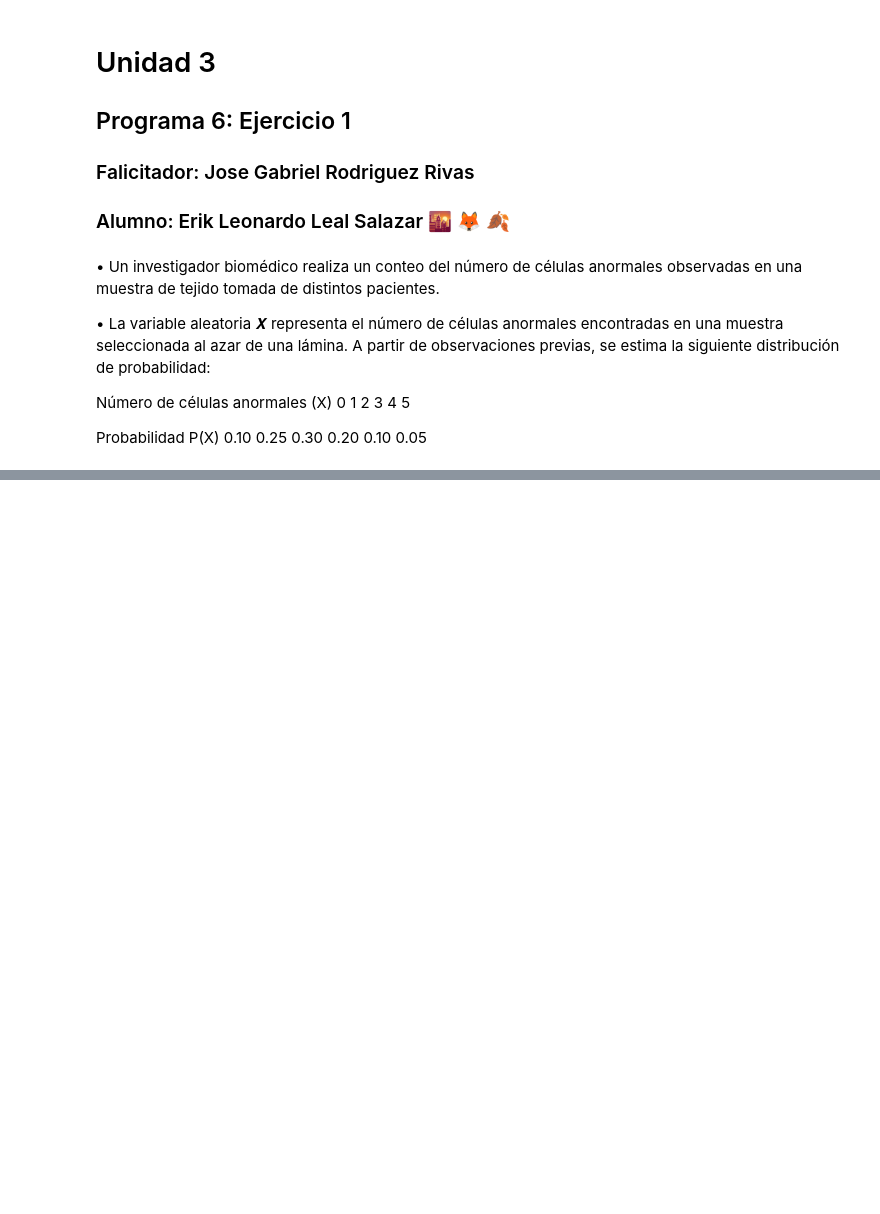
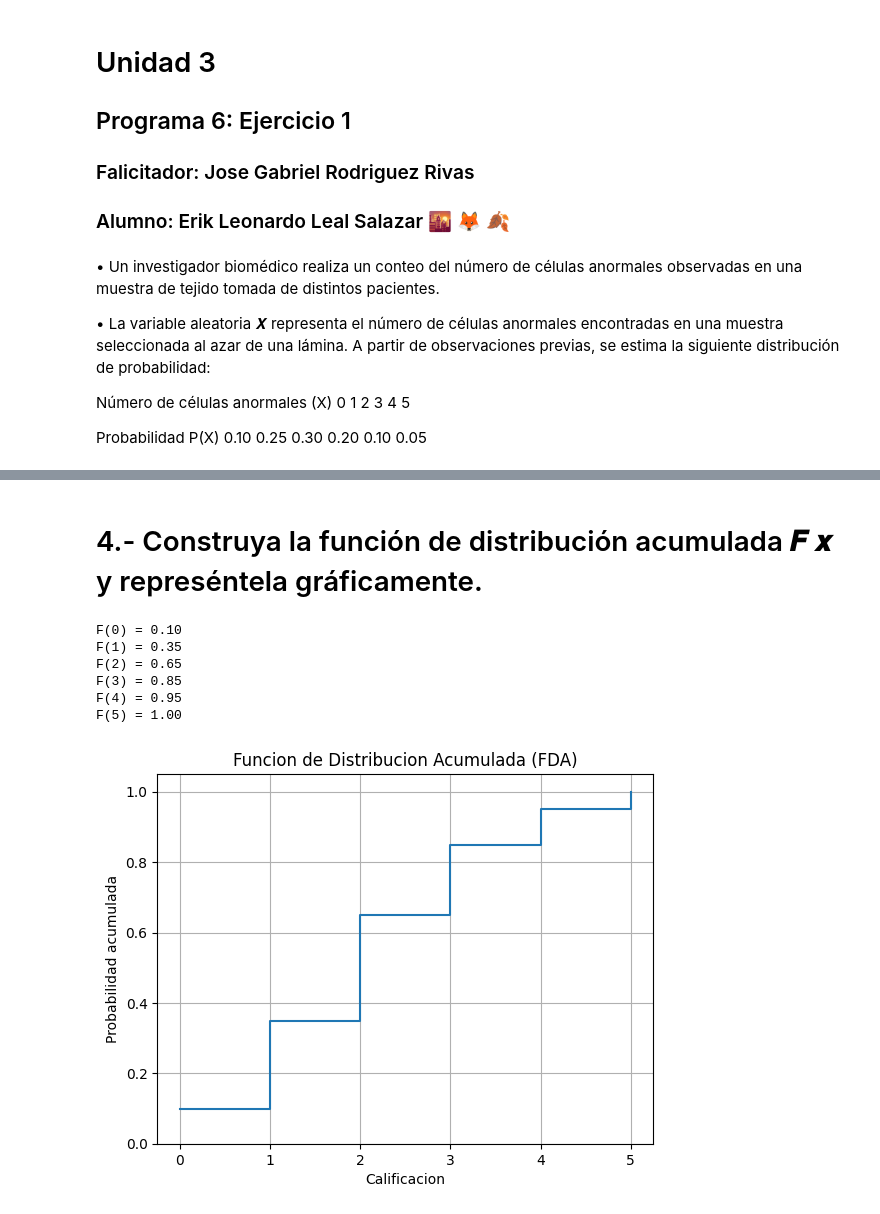
Before and after one commit to Leonardo-Leal-Salazar/Probabilidad1, a Jupyter notebook: Unidad3/Practica6_U3.ipynb, the cells around one changed output, grey strips where cells are left out. Cells and saved outputs as stored; diff of their text form; code cells hidden in the pictures; blank space fills up the shorter version.

```diff
--- a/Unidad3/Practica6_U3.ipynb
+++ b/Unidad3/Practica6_U3.ipynb
@@ -20,0 +96,15 @@ Probabilidad P(X) 0.10 0.25 0.30 0.20 0.10 0.05
+# %%
+# inicializar una variable
+valor_esperado = 0
+
+# Recorrer los valores y sus probabilidades
+for i in range(len(n)):
+  ni = n[i] # Valor de la variable aleatoria
+  pi = p[i] # Probabilidad de ese valor
+  producto = ni * pi # Multiplicar valor por su probabilidad
+  valor_esperado += producto # Sumar al acumulador
+  # Mostrar cada paso
+  print(f"n = {ni}, p = {pi}, n*p = {producto:.2f}")
+
+# mostrar resultado final
+print(f"\nValor esperado (esperanza): {valor_esperado}")
@@ -20,0 +120,26 @@ Probabilidad P(X) 0.10 0.25 0.30 0.20 0.10 0.05
+# %% [markdown]
+# 4.- Construya la función de distribución acumulada 𝑭 𝒙 y represéntela gráficamente.
+# %%
+# Calcular funcion acumulada
+F = np.cumsum(p)
+
+# Mostrar resultado
+for ni, fi in zip(n, F):
+    print(f"F({ni}) = {fi:.2f}")
+
+# Graficar
+plt.step(n, F, where='post')
+plt.title("Funcion de Distribucion Acumulada (FDA)")
+plt.xlabel("Calificacion")
+plt.ylabel("Probabilidad acumulada")
+plt.grid(True)
+plt.ylim(0, 1.05)
+plt.show()
+# %% [output]
+F(0) = 0.10
+F(1) = 0.35
+F(2) = 0.65
+F(3) = 0.85
+F(4) = 0.95
+F(5) = 1.00
+[figure, added]
```
Also changed, not shown: parts of 6 cells of this notebook.
